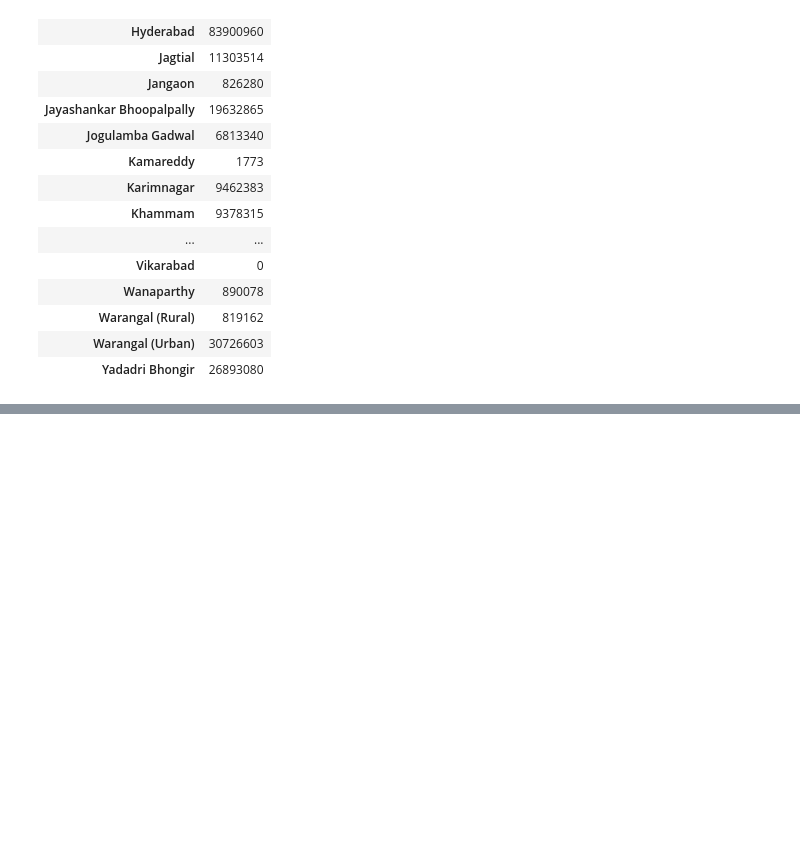
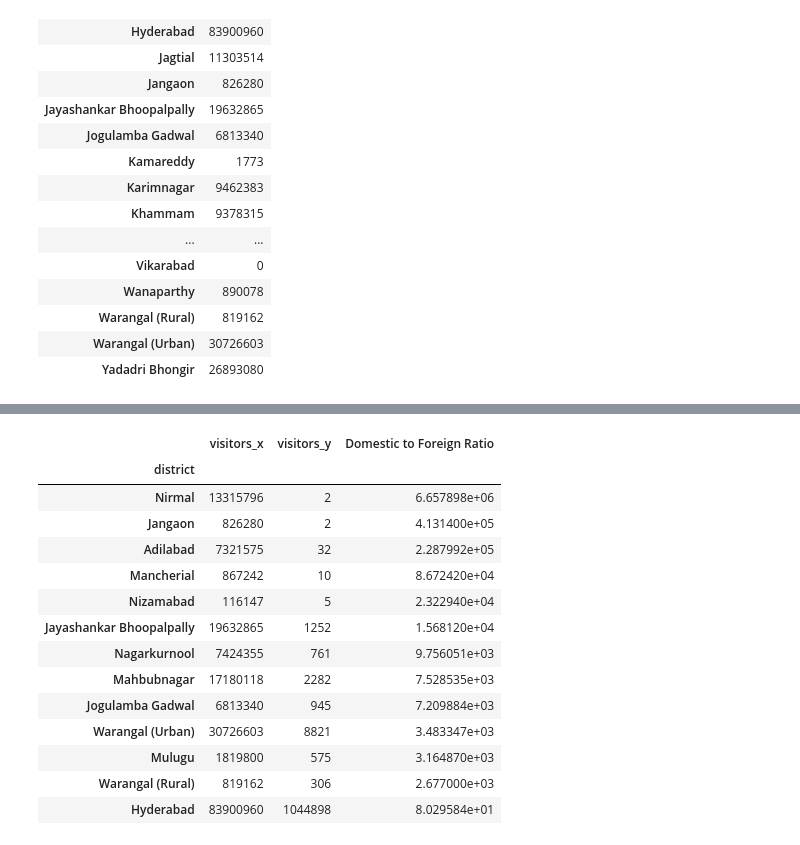
Before and after one commit to Ayomided/Telanagana-Tourism-Analysis, a Jupyter notebook: data_cleaning.ipynb, the cells around one changed output, grey strips where cells are left out. Saved outputs shown, nothing was run; the diff lists cells and outputs as text; code cells hidden in the pictures; blank space fills up the shorter version.

```diff
--- a/data_cleaning.ipynb
+++ b/data_cleaning.ipynb
@@ -533,0 +560,19 @@ px.bar(for_dom_ratio,
+# %%
+tops = tops.sort_values('Domestic to Foreign Ratio', ascending=False)
+tops
+# %% [output]
+|  | visitors_x | visitors_y | Domestic to Foreign Ratio |
+| district |  |  |  |
+| Nirmal | 13315796 | 2 | 6.657898e+06 |
+| Jangaon | 826280 | 2 | 4.131400e+05 |
+| Adilabad | 7321575 | 32 | 2.287992e+05 |
+| Mancherial | 867242 | 10 | 8.672420e+04 |
+| Nizamabad | 116147 | 5 | 2.322940e+04 |
+| Jayashankar Bhoopalpally | 19632865 | 1252 | 1.568120e+04 |
+| Nagarkurnool | 7424355 | 761 | 9.756051e+03 |
+| Mahbubnagar | 17180118 | 2282 | 7.528535e+03 |
+| Jogulamba Gadwal | 6813340 | 945 | 7.209884e+03 |
+| Warangal (Urban) | 30726603 | 8821 | 3.483347e+03 |
+| Mulugu | 1819800 | 575 | 3.164870e+03 |
+| Warangal (Rural) | 819162 | 306 | 2.677000e+03 |
+| Hyderabad | 83900960 | 1044898 | 8.029584e+01 |
```
Also changed, not shown: parts of 12 cells of this notebook, 1 other file.
